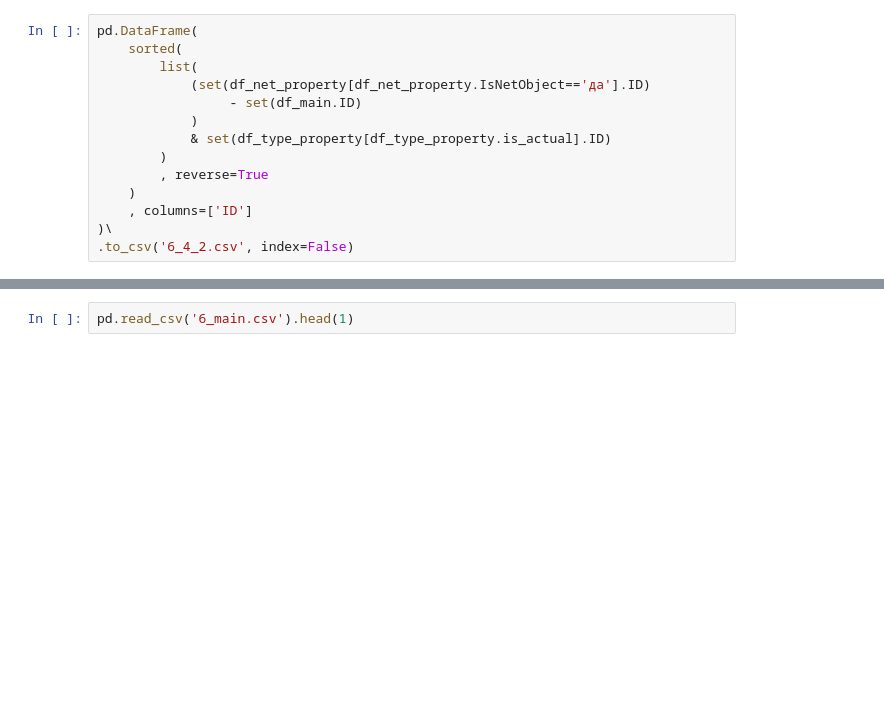
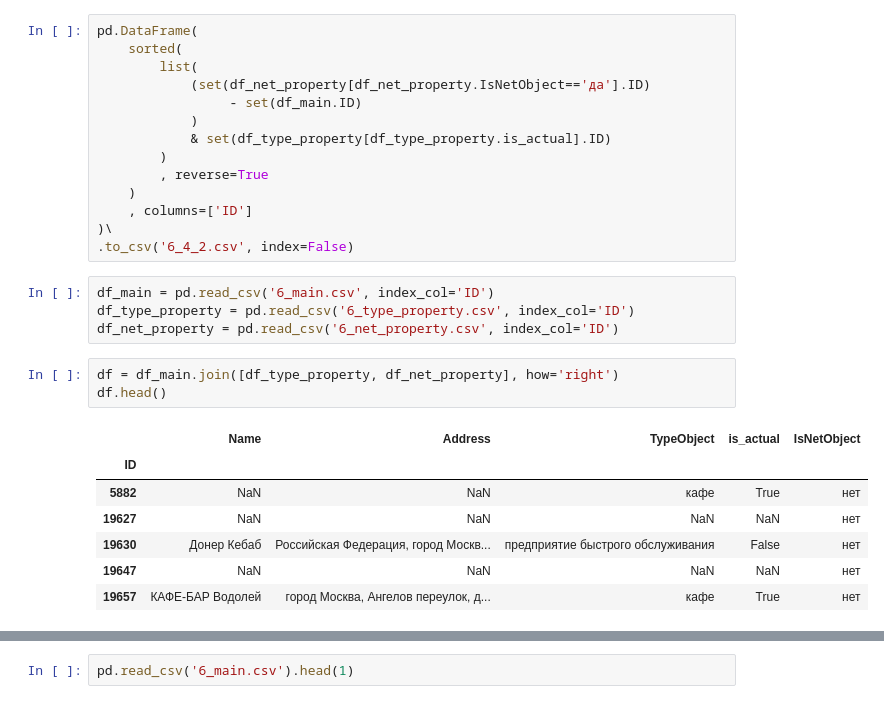
Before and after one commit to gbrs/basics_of_pandas, a Jupyter notebook: 6_3-4.ipynb, the cells around one changed output, grey strips where cells are left out. Cells and saved outputs as stored; diff of their text form; blank space fills up the shorter version.

```diff
--- a/6_3-4.ipynb
+++ b/6_3-4.ipynb
@@ -197,3 +197,18 @@ pd.DataFrame(
     , columns=['ID']
 )\
 .to_csv('6_4_2.csv', index=False)
+# %%
+df_main = pd.read_csv('6_main.csv', index_col='ID')
+df_type_property = pd.read_csv('6_type_property.csv', index_col='ID')
+df_net_property = pd.read_csv('6_net_property.csv', index_col='ID')
+# %%
+df = df_main.join([df_type_property, df_net_property], how='right')
+df.head()
+# %% [output]
+|  | Name | Address | TypeObject | is_actual | IsNetObject |
+| ID |  |  |  |  |  |
+| 5882 | NaN | NaN | кафе | True | нет |
+| 19627 | NaN | NaN | NaN | NaN | нет |
+| 19630 | Донер Кебаб | Российская Федерация, город Москв... | предприятие быстрого обслуживания | False | нет |
+| 19647 | NaN | NaN | NaN | NaN | нет |
+| 19657 | КАФЕ-БАР Водолей | город Москва, Ангелов переулок, д... | кафе | True | нет |
```
Also changed, not shown: parts of 2 cells of this notebook, 1 other file.
